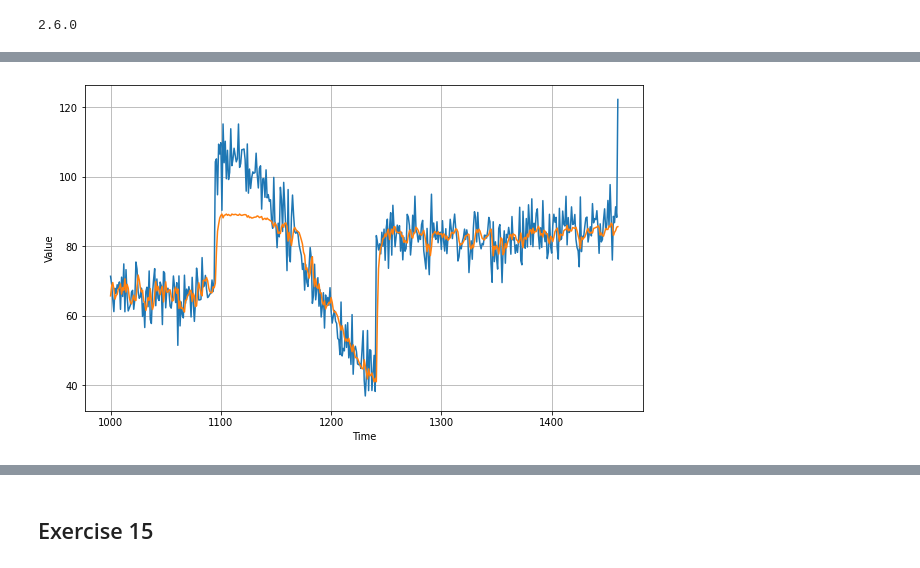
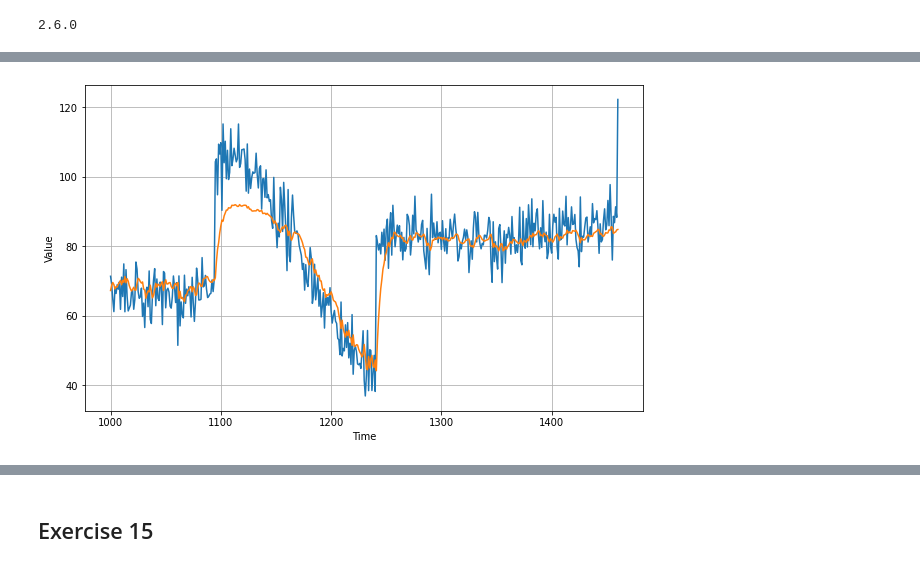
Before and after one commit to hrisav/tensorflow-developer, a Jupyter notebook: C4_Sequences_Time Series_Prediction/D_Week_3.ipynb, the cells around one changed output, grey strips where cells are left out. Saved outputs shown, nothing was run; the diff lists cells and outputs as text; code cells hidden in the pictures.

```diff
--- a/C4_Sequences_Time Series_Prediction/D_Week_3.ipynb
+++ b/C4_Sequences_Time Series_Prediction/D_Week_3.ipynb
@@ -434,0 +490,15 @@ history = model.fit(dataset,epochs=500,verbose=0)
+# %%
+model.compile(optimizer=optimizer,
+              loss=loss,
+              metrics=metrics)
+# %%
+early_stopping    = EarlyStopping(monitor='loss', patience=20)
+model_checkpoint  = ModelCheckpoint(monitor='loss', filepath='./best_model.h5', save_best_only=True)
+# %%
+epochs = 300
+callbacks = [early_stopping, model_checkpoint]
+# %%
+history = model.fit(dataset,
+                    verbose = 1,
+                    epochs = epochs,
+                    callbacks = callbacks)
@@ -435,18 +575,18 @@ history = model.fit(dataset,epochs=500,verbose=0)
 # %%
 forecast = []
-results = []
+
 for time in range(len(series) - window_size):
-  forecast.append(model.predict(series[time:time + window_size][np.newaxis]))
+    forecast.append(model.predict(series[time:time + window_size][np.newaxis]))
 
 forecast = forecast[split_time-window_size:]
 results = np.array(forecast)[:, 0, 0]
 
 plt.figure(figsize=(10, 6))
 
 plot_series(time_valid, x_valid)
 plot_series(time_valid, results)
 # %% [output]
-[figure, old version]
+[figure, new version]
 # %%
 tf.keras.metrics.mean_absolute_error(x_valid, results).numpy()
 # %% [output]
```
Also changed, not shown: parts of 60 cells of this notebook.
